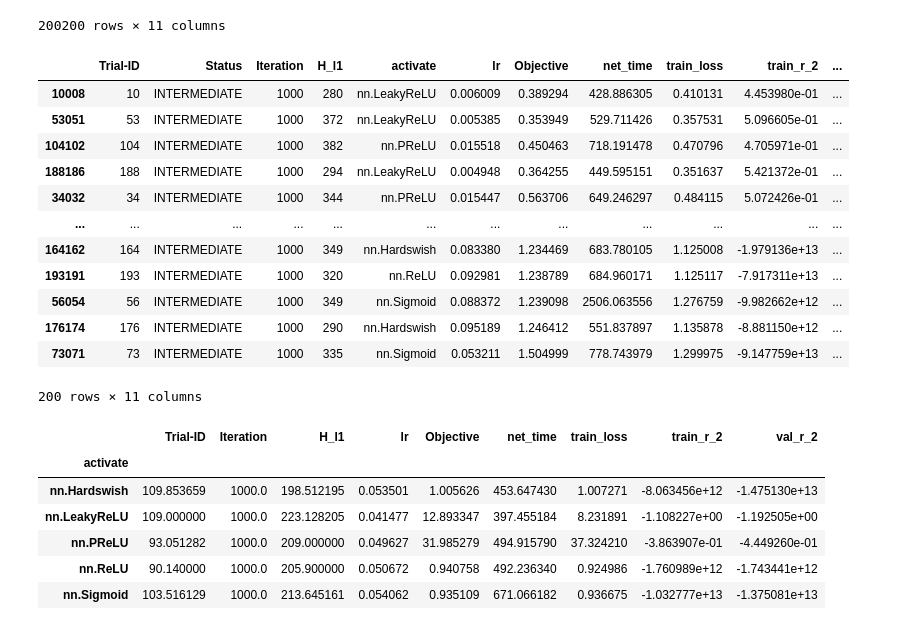
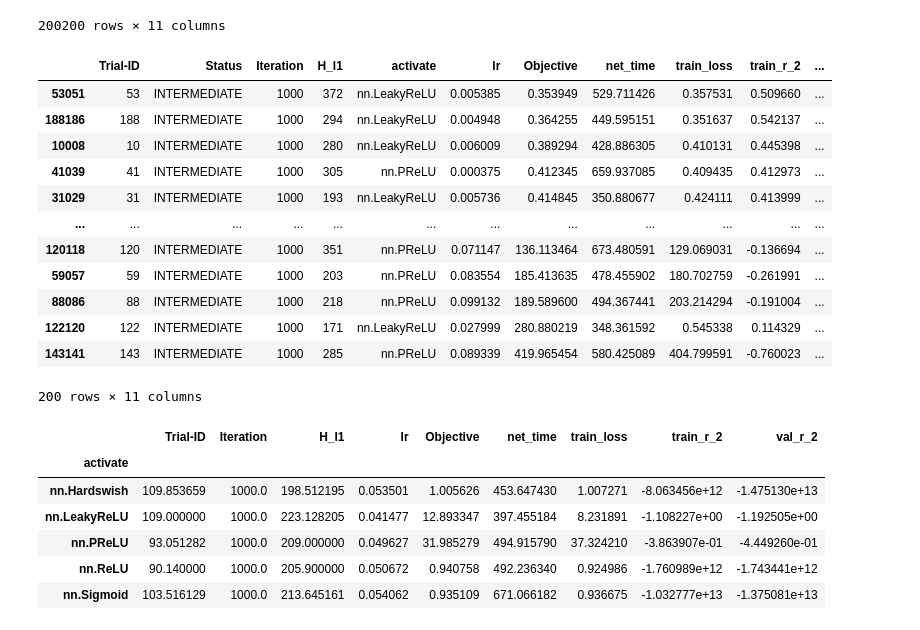
Before and after one commit to Gregory-Cooper/TL_MOF, a Jupyter notebook: hyper2.ipynb, the cells around one changed output. Saved outputs shown, nothing was run; the diff lists cells and outputs as text; code cells hidden in the pictures.

```diff
--- a/hyper2.ipynb
+++ b/hyper2.ipynb
@@ -23,20 +23,20 @@ hold
 # %%
 done=hold[hold["Iteration"]==1000][hold["Status"]=="INTERMEDIATE"]
 # %%
-done.sort_values(by="val_r_2",ascending=False)
+done.sort_values(by="Objective",ascending=True)
 # %% [output]
 |  | Trial-ID | Status | Iteration | H_l1 | activate | lr | Objective | net_time | train_loss | train_r_2 | ... |
-| 10008 | 10 | INTERMEDIATE | 1000 | 280 | nn.LeakyReLU | 0.006009 | 0.389294 | 428.886305 | 0.410131 | 4.453980e-01 | ... |
-| 53051 | 53 | INTERMEDIATE | 1000 | 372 | nn.LeakyReLU | 0.005385 | 0.353949 | 529.711426 | 0.357531 | 5.096605e-01 | ... |
-| 104102 | 104 | INTERMEDIATE | 1000 | 382 | nn.PReLU | 0.015518 | 0.450463 | 718.191478 | 0.470796 | 4.705971e-01 | ... |
-| 188186 | 188 | INTERMEDIATE | 1000 | 294 | nn.LeakyReLU | 0.004948 | 0.364255 | 449.595151 | 0.351637 | 5.421372e-01 | ... |
-| 34032 | 34 | INTERMEDIATE | 1000 | 344 | nn.PReLU | 0.015447 | 0.563706 | 649.246297 | 0.484115 | 5.072426e-01 | ... |
+| 53051 | 53 | INTERMEDIATE | 1000 | 372 | nn.LeakyReLU | 0.005385 | 0.353949 | 529.711426 | 0.357531 | 0.509660 | ... |
+| 188186 | 188 | INTERMEDIATE | 1000 | 294 | nn.LeakyReLU | 0.004948 | 0.364255 | 449.595151 | 0.351637 | 0.542137 | ... |
+| 10008 | 10 | INTERMEDIATE | 1000 | 280 | nn.LeakyReLU | 0.006009 | 0.389294 | 428.886305 | 0.410131 | 0.445398 | ... |
+| 41039 | 41 | INTERMEDIATE | 1000 | 305 | nn.PReLU | 0.000375 | 0.412345 | 659.937085 | 0.409435 | 0.412973 | ... |
+| 31029 | 31 | INTERMEDIATE | 1000 | 193 | nn.LeakyReLU | 0.005736 | 0.414845 | 350.880677 | 0.424111 | 0.413999 | ... |
 | ... | ... | ... | ... | ... | ... | ... | ... | ... | ... | ... | ... |
-| 164162 | 164 | INTERMEDIATE | 1000 | 349 | nn.Hardswish | 0.083380 | 1.234469 | 683.780105 | 1.125008 | -1.979136e+13 | ... |
-| 193191 | 193 | INTERMEDIATE | 1000 | 320 | nn.ReLU | 0.092981 | 1.238789 | 684.960171 | 1.125117 | -7.917311e+13 | ... |
-| 56054 | 56 | INTERMEDIATE | 1000 | 349 | nn.Sigmoid | 0.088372 | 1.239098 | 2506.063556 | 1.276759 | -9.982662e+12 | ... |
-| 176174 | 176 | INTERMEDIATE | 1000 | 290 | nn.Hardswish | 0.095189 | 1.246412 | 551.837897 | 1.135878 | -8.881150e+12 | ... |
-| 73071 | 73 | INTERMEDIATE | 1000 | 335 | nn.Sigmoid | 0.053211 | 1.504999 | 778.743979 | 1.299975 | -9.147759e+13 | ... |
+| 120118 | 120 | INTERMEDIATE | 1000 | 351 | nn.PReLU | 0.071147 | 136.113464 | 673.480591 | 129.069031 | -0.136694 | ... |
+| 59057 | 59 | INTERMEDIATE | 1000 | 203 | nn.PReLU | 0.083554 | 185.413635 | 478.455902 | 180.702759 | -0.261991 | ... |
+| 88086 | 88 | INTERMEDIATE | 1000 | 218 | nn.PReLU | 0.099132 | 189.589600 | 494.367441 | 203.214294 | -0.191004 | ... |
+| 122120 | 122 | INTERMEDIATE | 1000 | 171 | nn.LeakyReLU | 0.027999 | 280.880219 | 348.361592 | 0.545338 | 0.114329 | ... |
+| 143141 | 143 | INTERMEDIATE | 1000 | 285 | nn.PReLU | 0.089339 | 419.965454 | 580.425089 | 404.799591 | -0.760023 | ... |
 200 rows × 11 columns
 # %%
 done.groupby(by="activate").mean()
```
Also changed, not shown: 8 other files.
